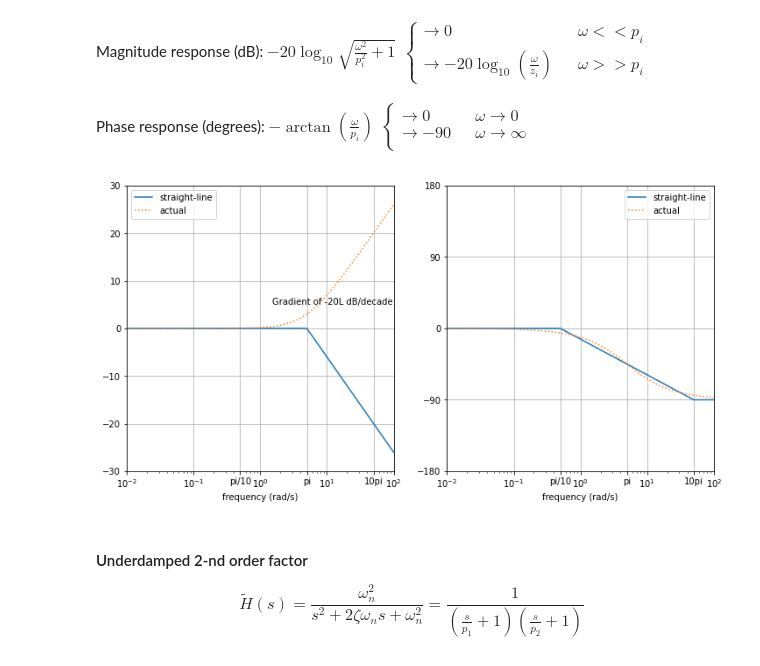
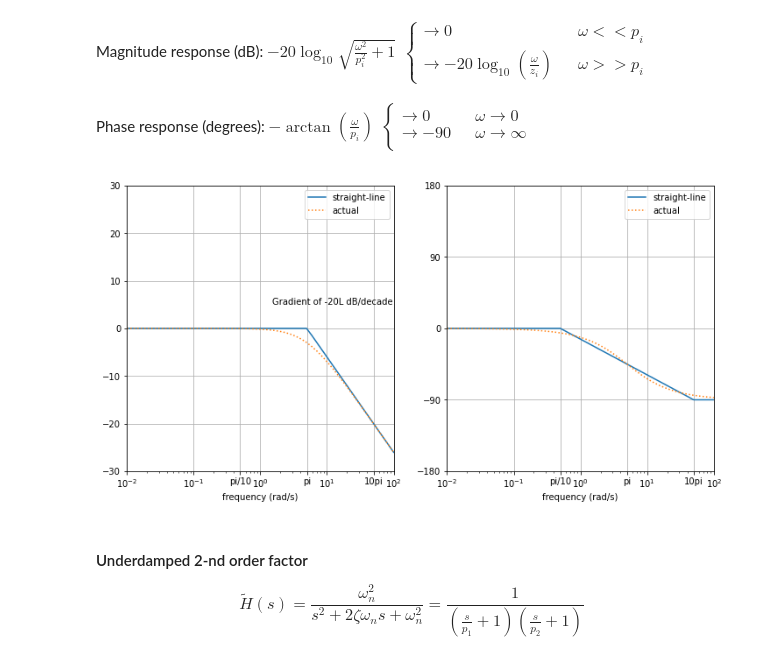
Before and after one commit to 0WN463/wellspring, a Jupyter notebook: signal_processing/linear_time_invariant_systems.ipynb, the cells around one changed output. Drawn from its saved outputs; the diff is of its cells as text; code cells hidden in the pictures.

Commit message:
Fix LTI diagram

```diff
--- a/signal_processing/linear_time_invariant_systems.ipynb
+++ b/signal_processing/linear_time_invariant_systems.ipynb
@@ -328,6 +328,7 @@ Magnitude response (dB): $20 \log _{10} K' + 20 L \log_{10}(\omega)$
 
 Phase  response (degrees): $90L$
 # %%
+omegas = np.logspace(-2, 2)
 Kp, L = 10, 1
 
 axs = setup_axs()
@@ -460,22 +461,22 @@ $
 # %%
 pi = 5
 
 axs = setup_axs()
 axs[0].semilogx(omegas, np.where(omegas < pi, 0, -20 * log10(omegas/pi)), label="straight-line")
-axs[0].semilogx(omegas, 20 * log10(np.sqrt(omegas ** 2 / pi ** 2 + 1)), ":", label="actual")
+axs[0].semilogx(omegas, -20 * log10(np.sqrt(omegas ** 2 / pi ** 2 + 1)), ":", label="actual")
 axs[1].semilogx([1e-2, pi/10, 10 * pi, 1e2], [0, 0, -90, -90], label="straight-line")
 axs[1].semilogx(omegas, np.rad2deg(-np.arctan(omegas/pi)), ":", label="actual")
 axs[0].legend()
 axs[1].legend()
 
 plt.draw()
 axs[0].text(1.5, 5, "Gradient of -20L dB/decade")
 label_axis(axs[0], (pi/10, "pi/10"), (pi, "pi"), (10 * pi, "10pi"), is_x=True)
 axs[1].set_xlim(1e-2, 1e2)
 
 plt.show()
 # %% [output]
-[figure, old version]
+[figure, new version]
 # %% [markdown]
 #### Underdamped 2-nd order factor
 $$\tilde H(s) = \frac{\omega_n^2}{s^2 + 2 \zeta \omega_ns + \omega_n ^2} = \frac{1}{(\frac{s}{p_1} + 1)(\frac{s}{p_2} + 1)}$$
```
